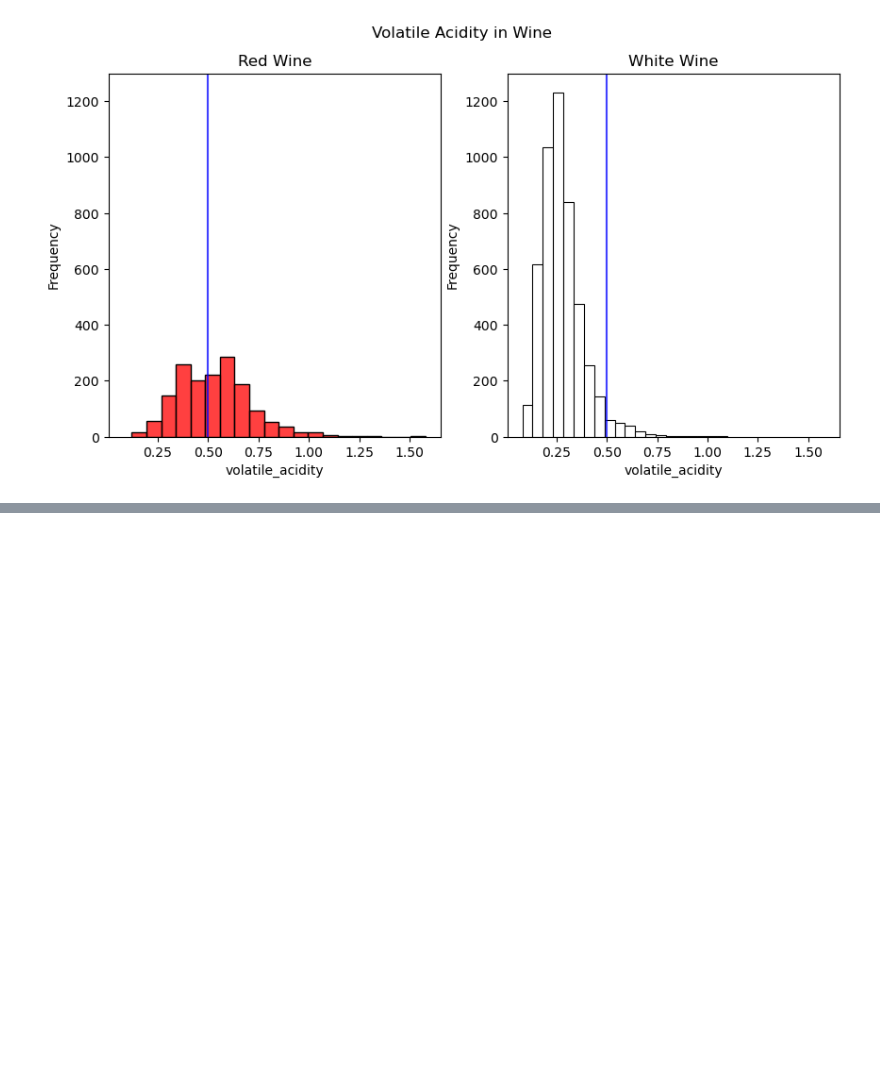
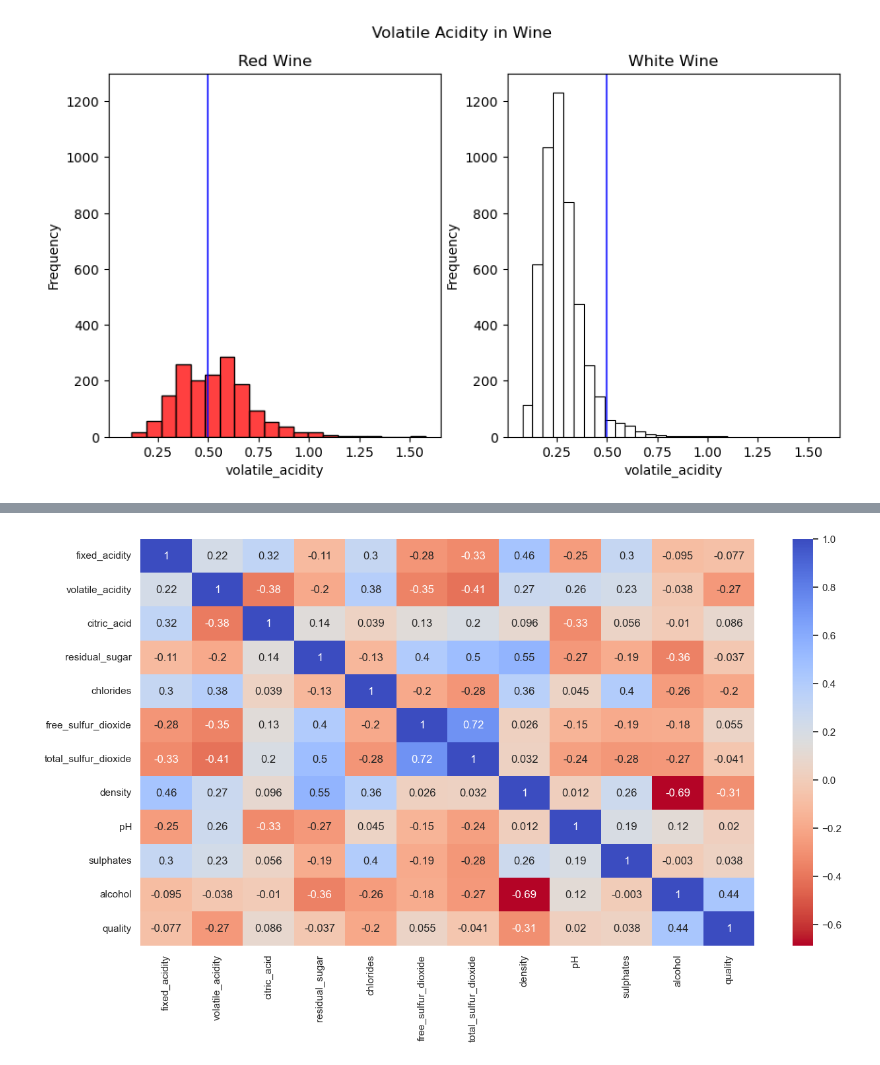
Before and after one commit to cdb8675309/Sprint-2, a Jupyter notebook: P2_S2.ipynb, the cells around one changed output, grey strips where cells are left out. Drawn from its saved outputs; the diff is of its cells as text; code cells hidden in the pictures; blank space fills up the shorter version.

Commit message:
"working seaborn heatmaps"

```diff
--- a/P2_S2.ipynb
+++ b/P2_S2.ipynb
@@ -217,0 +227,3 @@ plt.show()
+# %%
+corr_combiwines = combiwines.corr()
+corr_combiwines.head()
@@ -217,0 +237,7 @@ plt.show()
+# %%
+#working seaborn heatmap using .corr
+
+sns.heatmap(corr_combiwines, annot=True, cmap="coolwarm_r")
+sns.set(rc = {'figure.figsize':(15,8)})
+# %% [output]
+[figure, added]
```
Also changed, not shown: parts of 4 cells of this notebook.
